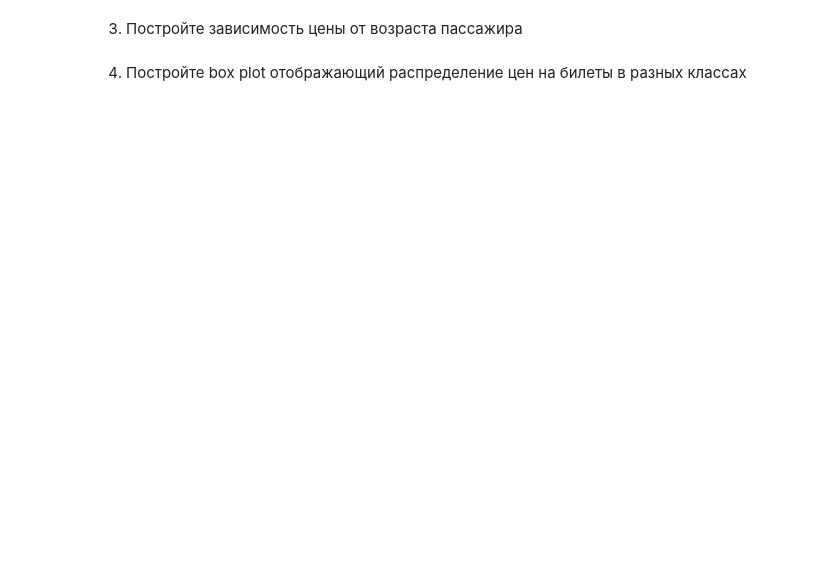
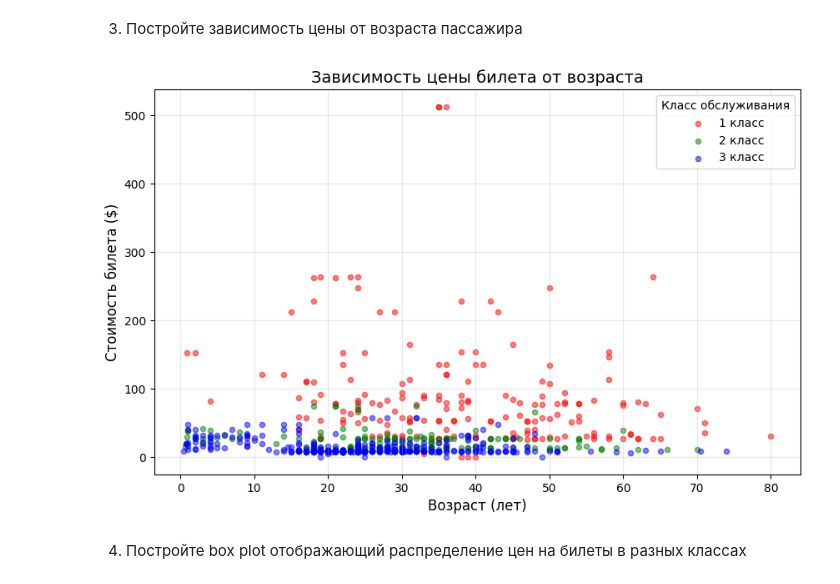
Before and after one commit to Edward-Leopold/ml, a Jupyter notebook: hw1/Lab1_5.ipynb, the cells around one changed output. Drawn from its saved outputs; the diff is of its cells as text; code cells hidden in the pictures; blank space fills up the shorter version.

```diff
--- a/hw1/Lab1_5.ipynb
+++ b/hw1/Lab1_5.ipynb
@@ -181,4 +342,27 @@ import pandas as pd
 # %% [markdown]
 3. Постройте зависимость цены от возраста пассажира
+# %%
+clean_df = df.dropna(subset=['Age', 'Fare'])
+
+plt.figure(figsize=(10, 6))
+
+colors = ['red', 'green', 'blue']
+for pclass, color in zip([1, 2, 3], colors):
+    mask = clean_df['Pclass'] == pclass
+    plt.scatter(clean_df[mask]['Age'], clean_df[mask]['Fare'],
+                alpha=0.5,
+                c=color,
+                s=20,
+                label=f'{pclass} класс')
+
+plt.xlabel('Возраст (лет)', fontsize=12)
+plt.ylabel('Стоимость билета ($)', fontsize=12)
+plt.title('Зависимость цены билета от возраста', fontsize=14)
+plt.grid(True, alpha=0.3)
+plt.legend(title='Класс обслуживания')
+
+plt.show()
+# %% [output]
+[figure, added]
 # %% [markdown]
 4. Постройте box plot отображающий распределение цен на билеты в разных классах
```
Also changed, not shown: parts of 17 cells of this notebook, 1 other file.
